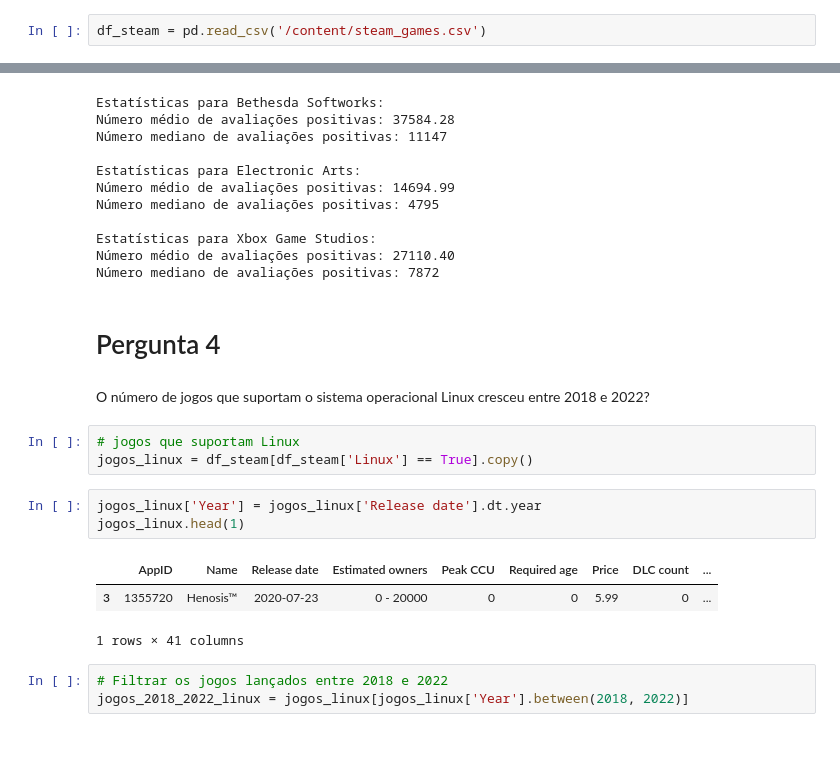
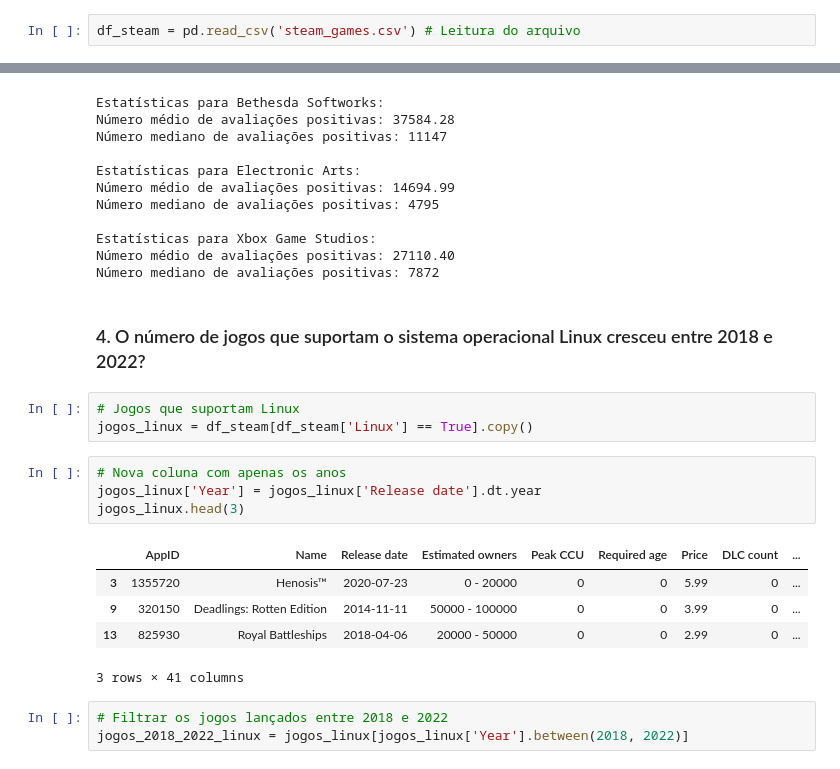
Before and after one commit to SabrinaDantas/projeto_programacao_para_dados_pucrs, a Jupyter notebook: projeto_programacaoparadados_fase02.ipynb, the cells around one changed output, grey strips where cells are left out. Cells and saved outputs as stored; diff of their text form; blank space fills up the shorter version.

```diff
--- a/projeto_programacaoparadados_fase02.ipynb
+++ b/projeto_programacaoparadados_fase02.ipynb
@@ -9,3 +13,3 @@ import pandas as pd
 # %%
-df_steam = pd.read_csv('/content/steam_games.csv')
+df_steam = pd.read_csv('steam_games.csv') # Leitura do arquivo
 # %%
@@ -243,20 +244,21 @@ Número mediano de avaliações positivas: 4795
 Estatísticas para Xbox Game Studios:
 Número médio de avaliações positivas: 27110.40
 Número mediano de avaliações positivas: 7872
-# %% [markdown]
-# Pergunta 4
 # %% [markdown]
-O número de jogos que suportam o sistema operacional Linux cresceu entre 2018 e 2022?
+### 4. O número de jogos que suportam o sistema operacional Linux cresceu entre 2018 e 2022?
 # %%
-# jogos que suportam Linux
+# Jogos que suportam Linux
 jogos_linux = df_steam[df_steam['Linux'] == True].copy()
 # %%
+# Nova coluna com apenas os anos
 jogos_linux['Year'] = jogos_linux['Release date'].dt.year
-jogos_linux.head(1)
+jogos_linux.head(3)
 # %% [output]
 |  | AppID | Name | Release date | Estimated owners | Peak CCU | Required age | Price | DLC count | ... |
 | 3 | 1355720 | Henosis™ | 2020-07-23 | 0 - 20000 | 0 | 0 | 5.99 | 0 | ... |
+| 9 | 320150 | Deadlings: Rotten Edition | 2014-11-11 | 50000 - 100000 | 0 | 0 | 3.99 | 0 | ... |
+| 13 | 825930 | Royal Battleships | 2018-04-06 | 20000 - 50000 | 0 | 0 | 2.99 | 0 | ... |
-1 rows × 41 columns
+3 rows × 41 columns
 # %%
 # Filtrar os jogos lançados entre 2018 e 2022
 jogos_2018_2022_linux = jogos_linux[jogos_linux['Year'].between(2018, 2022)]
```
Also changed, not shown: parts of 54 cells of this notebook.
